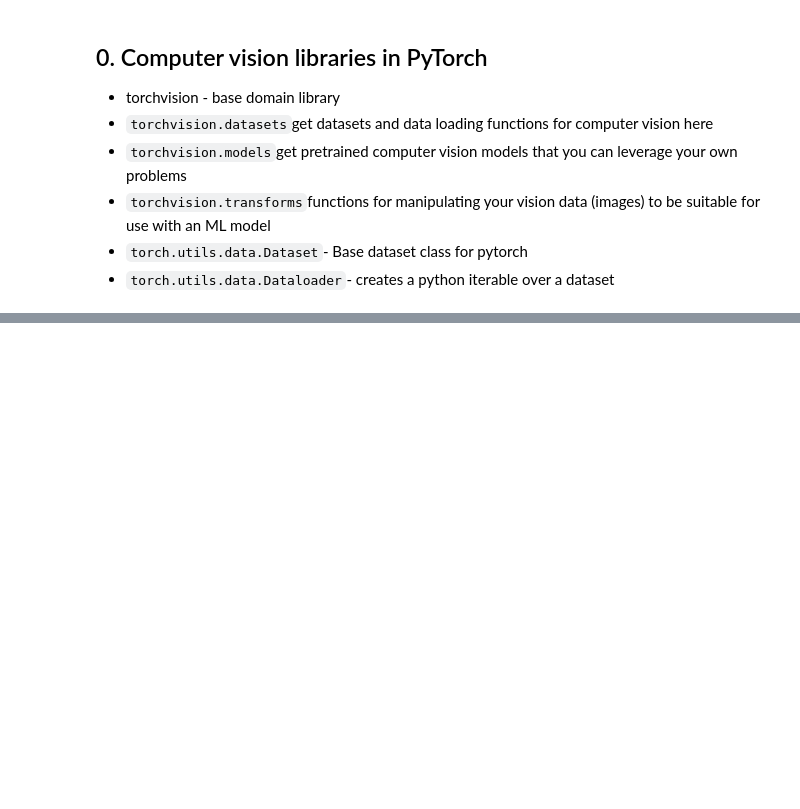
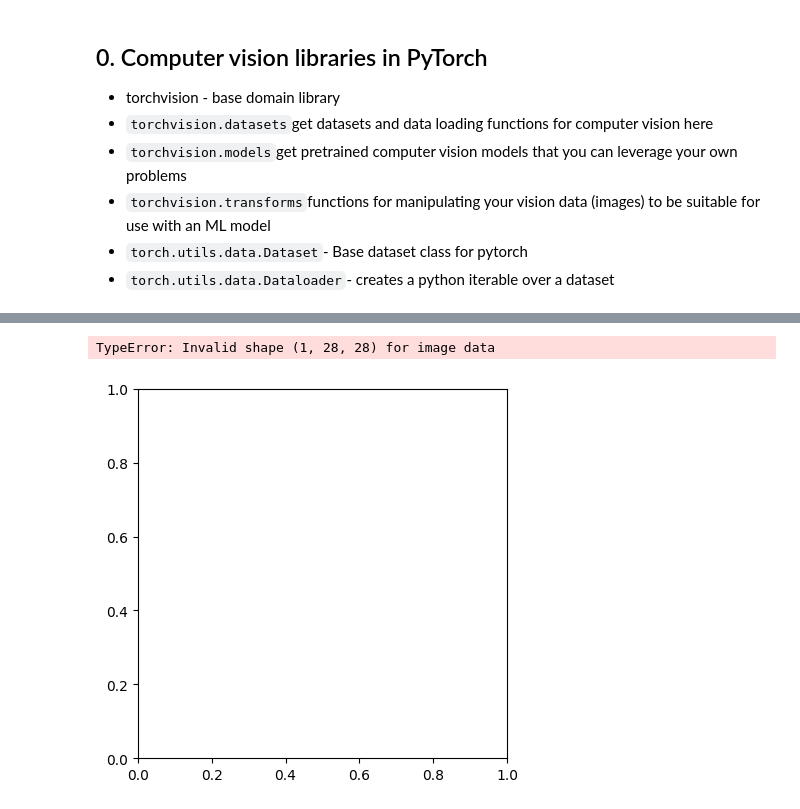
Before and after one commit to maritnorli/PyTorch-course, a Jupyter notebook: 03_pytorch_computer_vision_CNN.ipynb, the cells around one changed output, grey strips where cells are left out. Saved outputs shown, nothing was run; the diff lists cells and outputs as text; code cells hidden in the pictures; blank space fills up the shorter version.

```diff
--- a/03_pytorch_computer_vision_CNN.ipynb
+++ b/03_pytorch_computer_vision_CNN.ipynb
@@ -30,0 +38,18 @@ print(torchvision.__version__)
+# %%
+# Setup training data
+from torchvision import datasets
+train_data = datasets.FashionMNIST(
+    root="data", #where to download data to
+    train=True, #datasets on torchvision is already divided in training an testing. we want the training (TRUE). If False we would get the test data
+    download=True,
+    transform=torchvision.transforms.ToTensor(), #how do we want to transform the data?
+    target_transform=None # how do we want to transform the labels/targets
+ )
+
+test_data = datasets.FashionMNIST(
+    root="data", #where to download data to
+    train=False, #datasets on torchvision is already divided in training an testing. we want the training (TRUE). If False we would get the test data
+    download=True,
+    transform=ToTensor(), #how do we want to transform the data?
+    target_transform=None # how do we want to transform the labels/targets
+ )
@@ -30,0 +140,5 @@ print(torchvision.__version__)
+# %%
+import matplotlib.pyplot as plt
+image, label = train_data[0]
+print(f"Image shape: {image.shape}")
+image
@@ -30,0 +164,5 @@ print(torchvision.__version__)
+# %%
+plt.imshow(image)
+# %% [output]
+TypeError: Invalid shape (1, 28, 28) for image data
+[figure, added]
```
Also changed, not shown: parts of 17 cells of this notebook.
